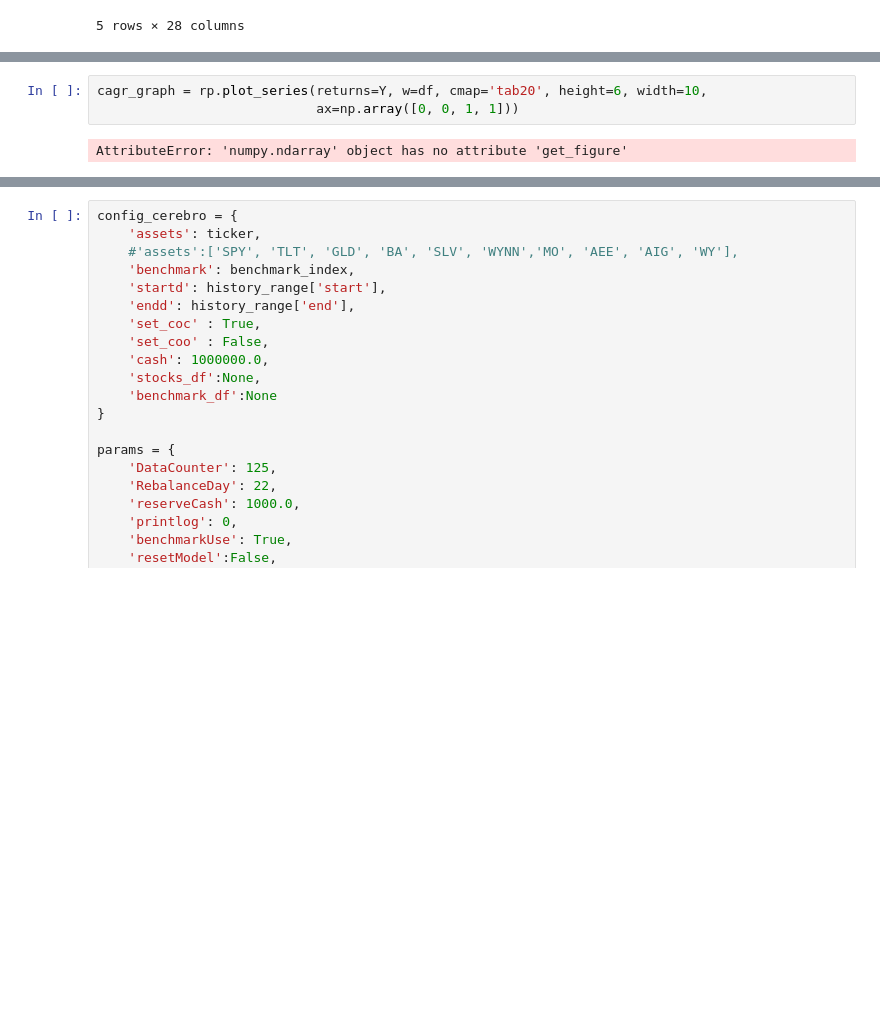
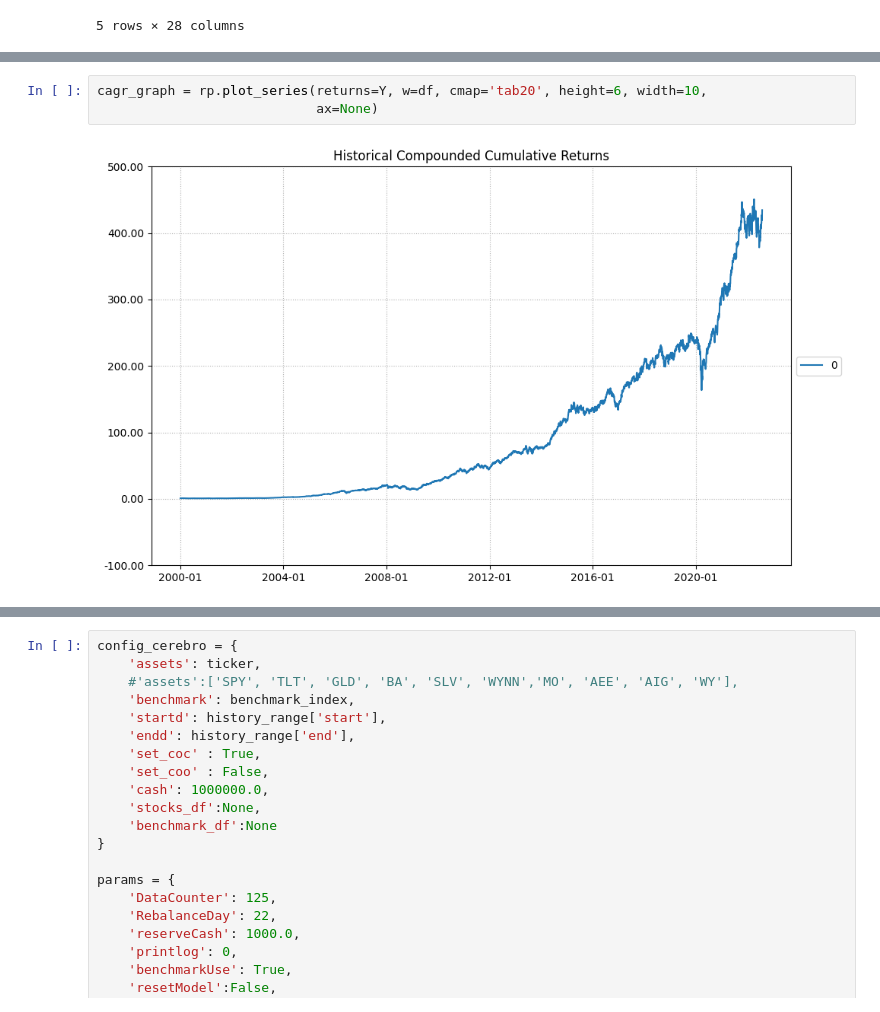
Before and after one commit to Divyanshu-info/Portfolio-Optimization, a Jupyter notebook: Final/test_model_lstm.1.ipynb, the cells around one changed output, grey strips where cells are left out. Drawn from its saved outputs; the diff is of its cells as text; blank space fills up the shorter version.

```diff
--- a/Final/test_model_lstm.1.ipynb
+++ b/Final/test_model_lstm.1.ipynb
@@ -129,8 +129,8 @@ ax = rp.plot_risk_con(w=df, cov=port.cov, returns=Y, rm='MV',
 # %%
 cagr_graph = rp.plot_series(returns=Y, w=df, cmap='tab20', height=6, width=10,
-                            ax=np.array([0, 0, 1, 1]))
+                            ax=None)
 # %% [output]
-AttributeError: 'numpy.ndarray' object has no attribute 'get_figure'
+[figure, added]
 # %%
 calc_portfolio_values(alloc, stock_close)
 # %% [output]
```
Also changed, not shown: parts of 5 cells of this notebook, 1 other file.
